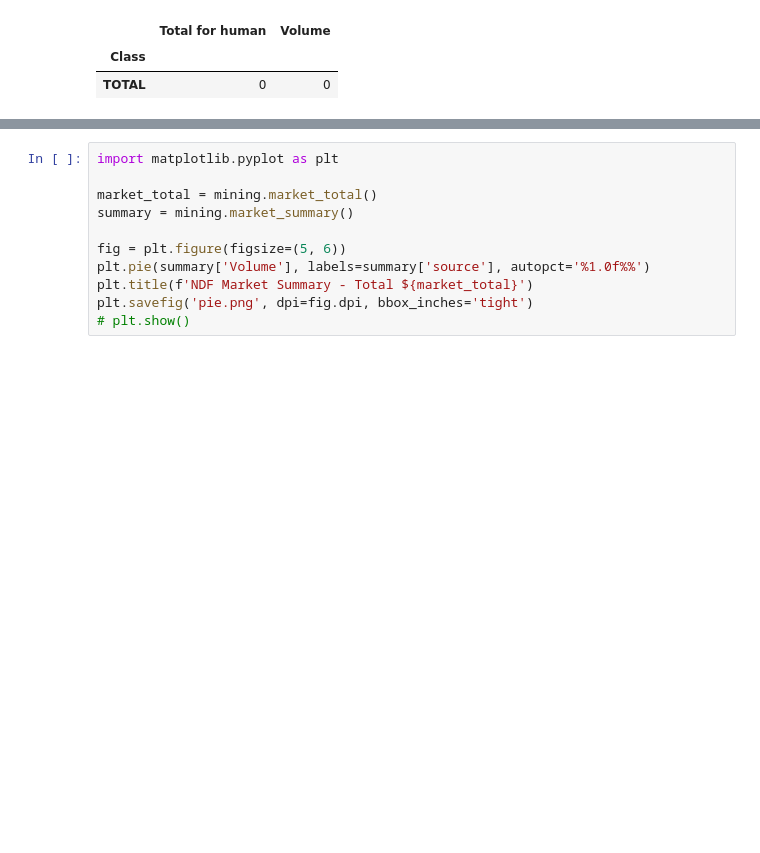
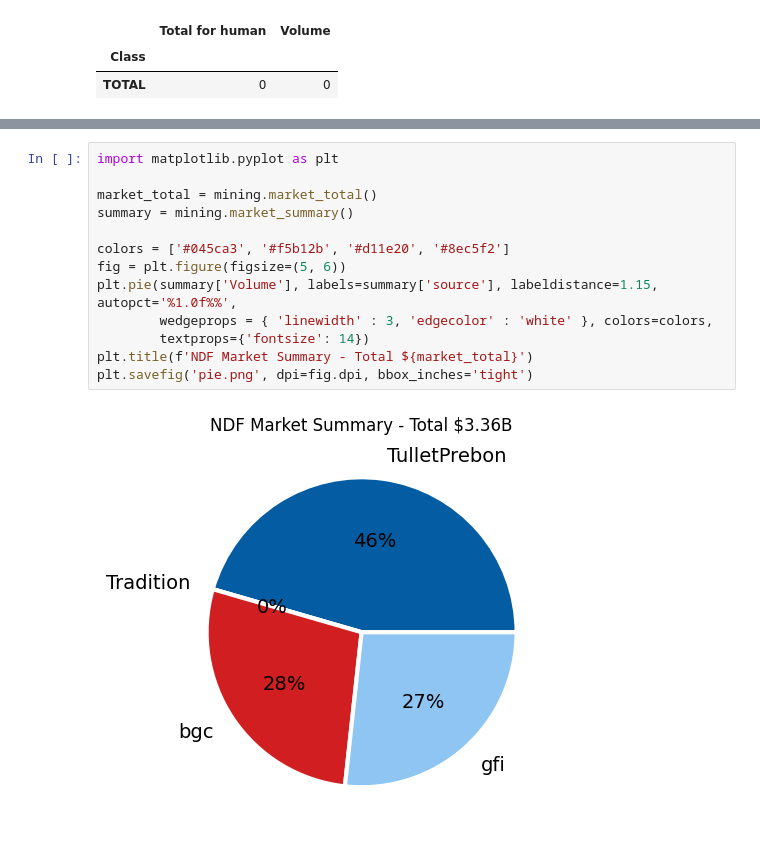
Before and after one commit to cleitonsouza01/ndfutil, a Jupyter notebook: today-backup.ipynb, the cells around one changed output, grey strips where cells are left out. Saved outputs shown, nothing was run; the diff lists cells and outputs as text; blank space fills up the shorter version.

Commit message:
Improve pie chart

```diff
--- a/today-backup.ipynb
+++ b/today-backup.ipynb
@@ -94,14 +164,18 @@ market_total
 # %%
 import matplotlib.pyplot as plt
 
 market_total = mining.market_total()
 summary = mining.market_summary()
 
+colors = ['#045ca3', '#f5b12b', '#d11e20', '#8ec5f2']
 fig = plt.figure(figsize=(5, 6))
-plt.pie(summary['Volume'], labels=summary['source'], autopct='%1.0f%%')
+plt.pie(summary['Volume'], labels=summary['source'], labeldistance=1.15, autopct='%1.0f%%',
+        wedgeprops = { 'linewidth' : 3, 'edgecolor' : 'white' }, colors=colors,
+        textprops={'fontsize': 14})
 plt.title(f'NDF Market Summary - Total ${market_total}')
 plt.savefig('pie.png', dpi=fig.dpi, bbox_inches='tight')
-# plt.show()
+# %% [output]
+[figure, added]
 # %%
 mining.market_total()
 # %% [output]
```
Also changed, not shown: parts of 17 cells of this notebook, 1 other file.
